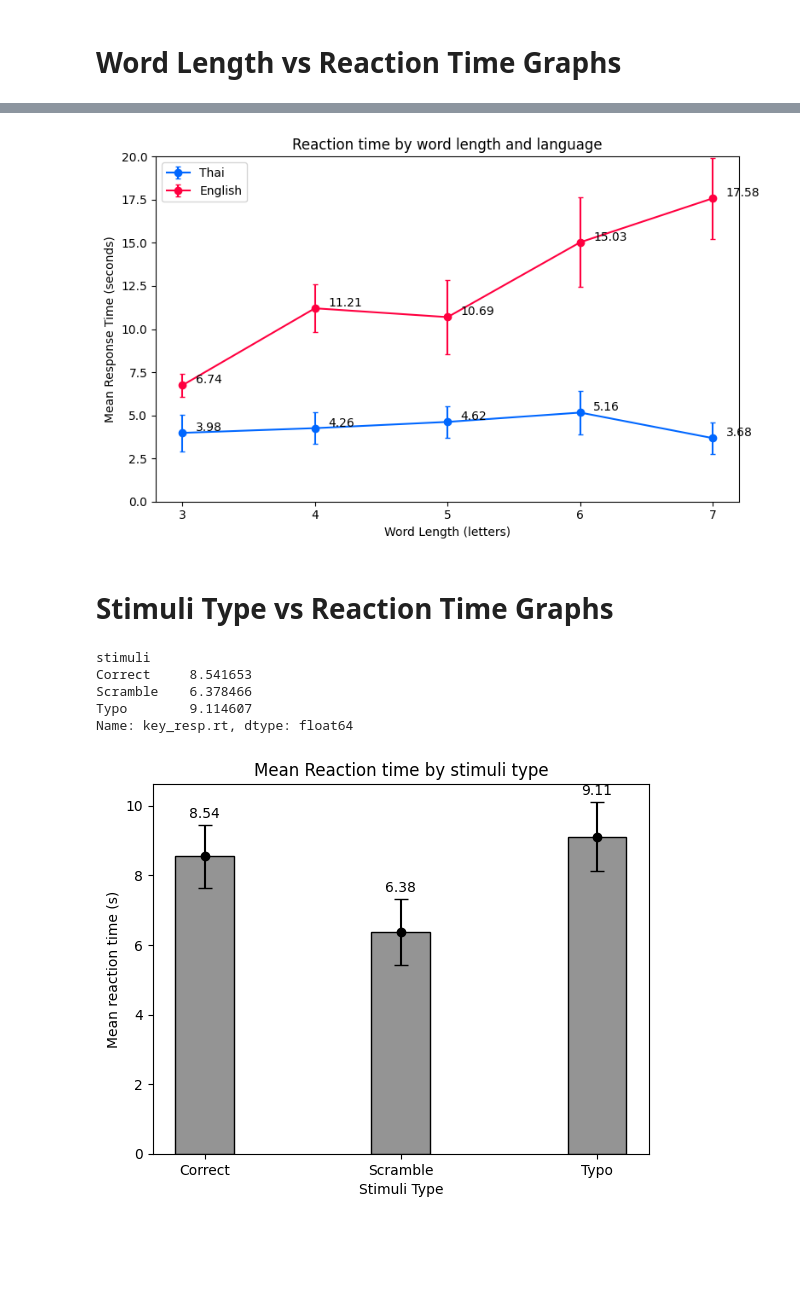
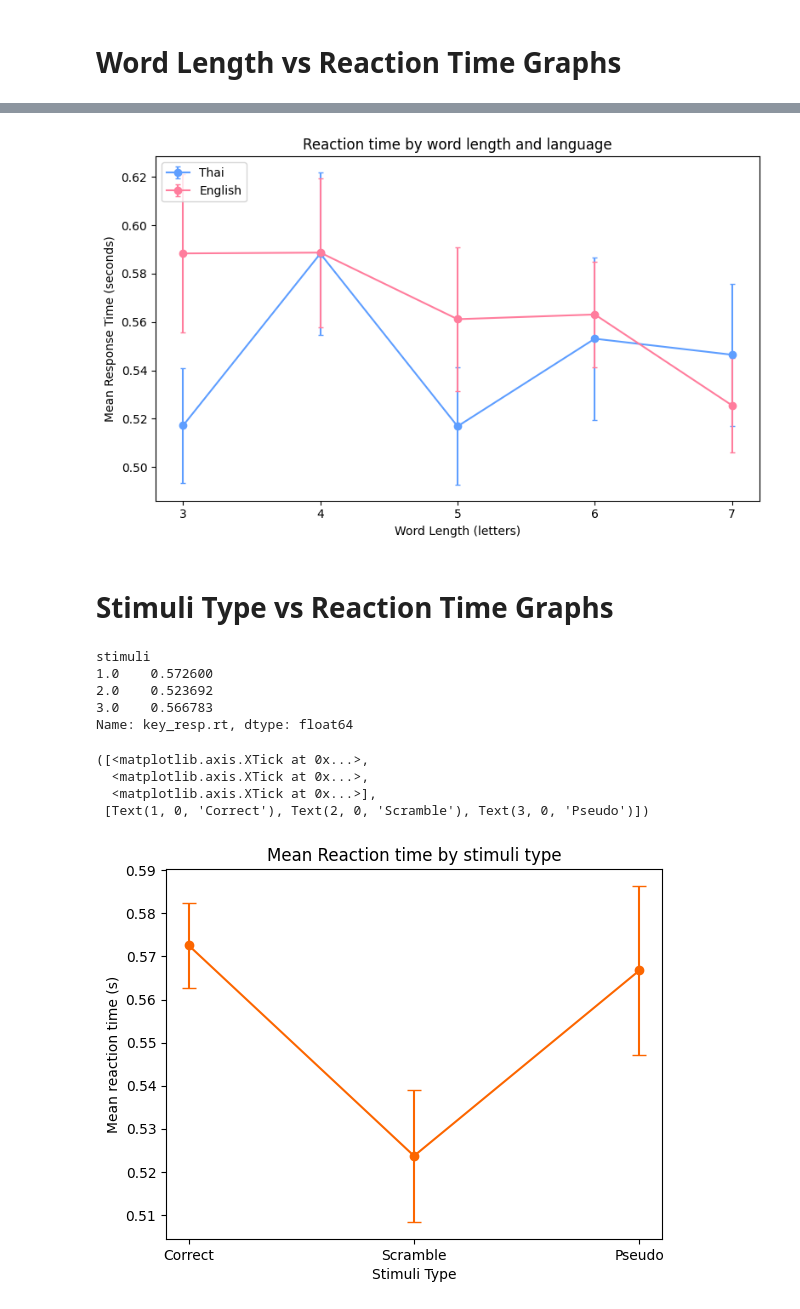
Before and after one commit to Plausma/Dyslexia, a Jupyter notebook: analysis for task 2nd.ipynb, the cells around one changed output, grey strips where cells are left out. Drawn from its saved outputs; the diff is of its cells as text; code cells hidden in the pictures; blank space fills up the shorter version.

```diff
--- a/analysis for task 2nd.ipynb
+++ b/analysis for task 2nd.ipynb
@@ -23,3 +19,8 @@ thai_words = pd.read_excel("./isitword test/ref/wordorderth_full.xlsx")
+# %%
+
+
+english_words = pd.read_excel("./isitword test/ref/wordorderen_full2.xlsx")
+thai_words = pd.read_excel("./isitword test/ref/wordorderth_full2.xlsx")
 # %% [markdown]
 # SCORE CALCULATION
 # %%
@@ -34,7 +35,7 @@ def calculate_score(df):
     return df
 
 def cutdf(prepdf):
-    cutdf = prepdf.iloc[1:121][["lang","imageid","stimuli","key_resp.keys","key_resp.rt"]].reset_index(drop=True)
+    cutdf = prepdf.iloc[1:121][["lang","imageid","stimuli","word_length","key_resp.keys","key_resp.rt"]].reset_index(drop=True)
     return cutdf
 
 # Apply score calculation
@@ -45,12 +44,3 @@ thai_mainflow = calculate_score(cutdf(thai_mainflow))
-# %%
-# Word length calculation function
-def get_word_length(df, words_df, lang):
-    word_length_dict = words_df.set_index('imageid')['word shown'].astype(str).apply(len).to_dict()
-    df['word_length'] = df['imageid'].map(word_length_dict)
-    return df
-
-english_mainflow = get_word_length(english_mainflow, english_words, 'English')
-thai_mainflow = get_word_length(thai_mainflow, thai_words, 'Thai')
 # %% [markdown]
 # CHANGE STIMULI
 # %%
@@ -95,6 +81,7 @@ bluegradient = ["#c0d7ff", "#92bcff", "#5e9eff","#3686ff","#0067ff" ] # english
 gaygradient = ["#949494", '#727272', '#4b4b4b', '#484848', '#373737'] # overall gradient
 colincorrect = '#ff6962'
 colcorrect  = '#77dd76'
+patient = '#fc6600'
 # %% [markdown]
 # ALL CODES BELOW GENERATE GRAPH
 # %% [markdown]
@@ -370,53 +356,48 @@ rterr = rterr.loc[:, ['Thai', 'English']]
 plt.figure(figsize=(8, 5))  # Adjust the width and height here
 for lang, sublist in rtlen.items():
     yerr = rterr[lang]
-    colorchoice = bluegradient[4] if lang == 'Thai' else redgradient[4] if lang == 'English' else gaygradient[4]
+    colorchoice = bluegradient[2] if lang == 'Thai' else redgradient[2] if lang == 'English' else gaygradient[4]
 
     plt.errorbar(sublist.index, sublist.values, yerr = rterr[lang], capsize = 2, fmt = 'o-', color = colorchoice, label = lang)
 
-    for i in range(0,len(sublist.index)):
-        x = sublist.index[i]
-        y = sublist.values[i]
 
-        plt.text(x+0.1,y + 0.1,round(y, 2), ha = 'left')
 
-plt.yticks(np.arange(0,21,5))
 
 
 plt.xlabel('Word Length (letters)')
 plt.ylabel('Mean Response Time (seconds)')
 plt.title("Reaction time by word length and language")
 plt.xticks(rtlen.index)
-plt.ylim(0,20)
-plt.yticks(np.arange(0,21,2.5))
 plt.legend(loc = 'upper left')
 
 # Save the plot to the specified directory
 plt.tight_layout()
-save_plot("Reaction time by word length and language")
+# save_plot("Reaction time by word length and language")
 # %% [output]
-[figure, old version]
+[figure, new version]
 # %% [markdown]
 # Stimuli Type vs Reaction Time Graphs
 # %%
 plot_data = datafilter.groupby(['stimuli'])['key_resp.rt'].mean()
+sem = datafilter.groupby(['stimuli'])['key_resp.rt'].sem()
 print(plot_data)
-plt.bar(plot_data.index, plot_data.values, width=0.3, color = gaygradient[0],edgecolor = 'black')
-plt.errorbar(plot_data.index, plot_data.values, yerr = sem.values, capsize=5, marker = 'o', linestyle='', color = 'black' )
+plt.errorbar(plot_data.index, plot_data.values, yerr = sem.values, capsize=5, marker = 'o', color = patient )
 sem = datafilter.groupby(['stimuli'])['key_resp.rt'].sem()
-for i, (x, y) in enumerate(plot_data.items()):
-    plt.text(x, y+sem.values[i]+0.2, round(y, 2), ha = 'center')
 
 
 plt.title("Mean Reaction time by stimuli type")
 plt.ylabel("Mean reaction time (s)")
 plt.xlabel("Stimuli Type")
-
-save_plot("mean reaction time by stimuli type")
+plt.xticks([1,2,3], ['Correct', 'Scramble', "Pseudo"])
+# save_plot("mean reaction time by stimuli type")
 # %% [output]
 stimuli
-Correct     8.541653
-Scramble    6.378466
-Typo        9.114607
+1.0    0.572600
+2.0    0.523692
+3.0    0.566783
 Name: key_resp.rt, dtype: float64
+([<matplotlib.axis.XTick at 0x...>,
+  <matplotlib.axis.XTick at 0x...>,
+  <matplotlib.axis.XTick at 0x...>],
+ [Text(1, 0, 'Correct'), Text(2, 0, 'Scramble'), Text(3, 0, 'Pseudo')])
-[figure, old version]
+[figure, new version]
```
Also changed, not shown: parts of 14 cells of this notebook, 11 other files.
